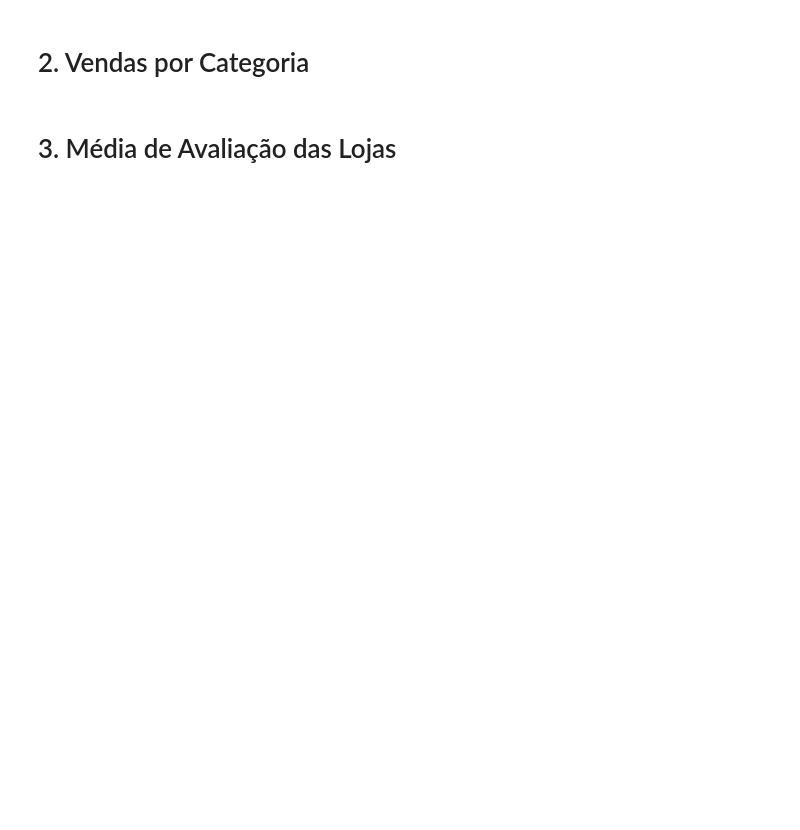
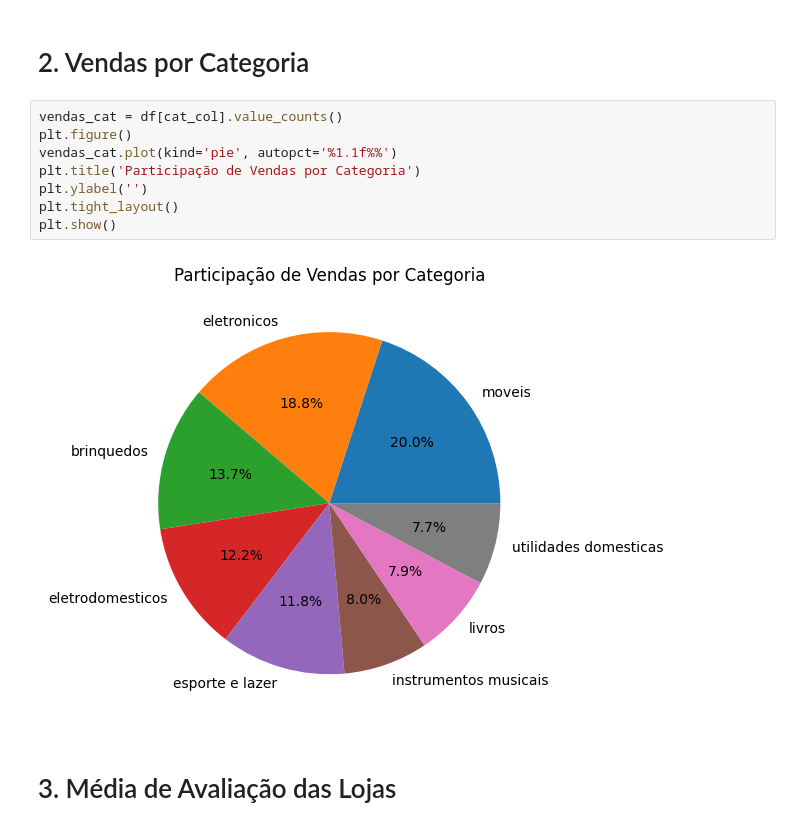
Before and after one commit to andrecastrogarciams/alurastore, a Jupyter notebook: AluraStore.ipynb, the cells around one changed output. Drawn from its saved outputs; the diff is of its cells as text; blank space fills up the shorter version.

```diff
--- a/AluraStore.ipynb
+++ b/AluraStore.ipynb
@@ -53,4 +79,14 @@ data_col    = 'Data da Compra'
 # %% [markdown]
 # 2. Vendas por Categoria
+# %%
+vendas_cat = df[cat_col].value_counts()
+plt.figure()
+vendas_cat.plot(kind='pie', autopct='%1.1f%%')
+plt.title('Participação de Vendas por Categoria')
+plt.ylabel('')
+plt.tight_layout()
+plt.show()
+# %% [output]
+[figure, added]
 # %% [markdown]
 # 3. Média de Avaliação das Lojas
```
Also changed, not shown: parts of 7 cells of this notebook.
